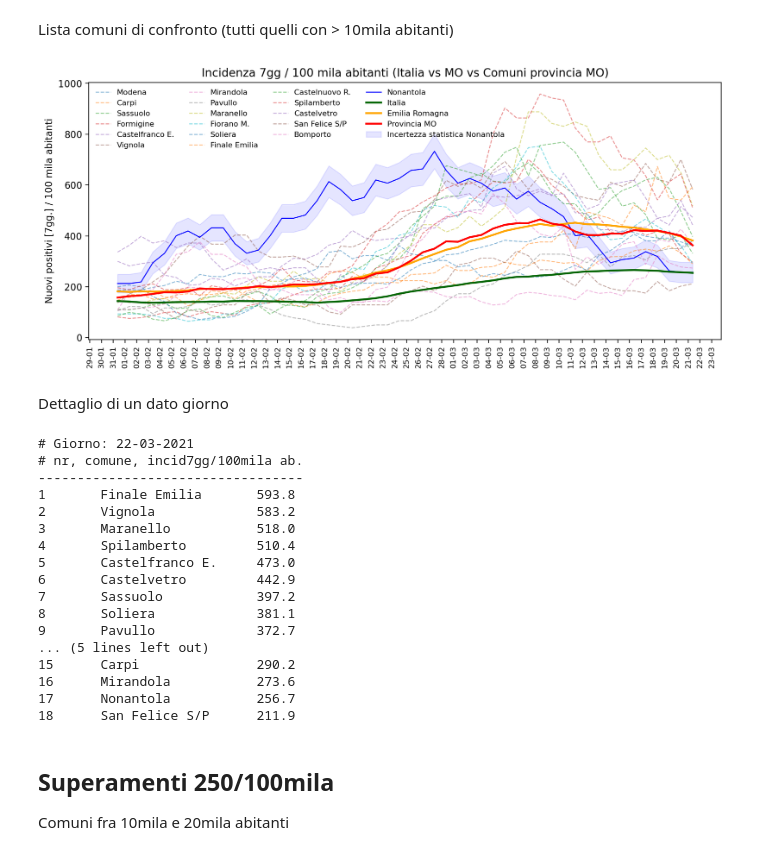
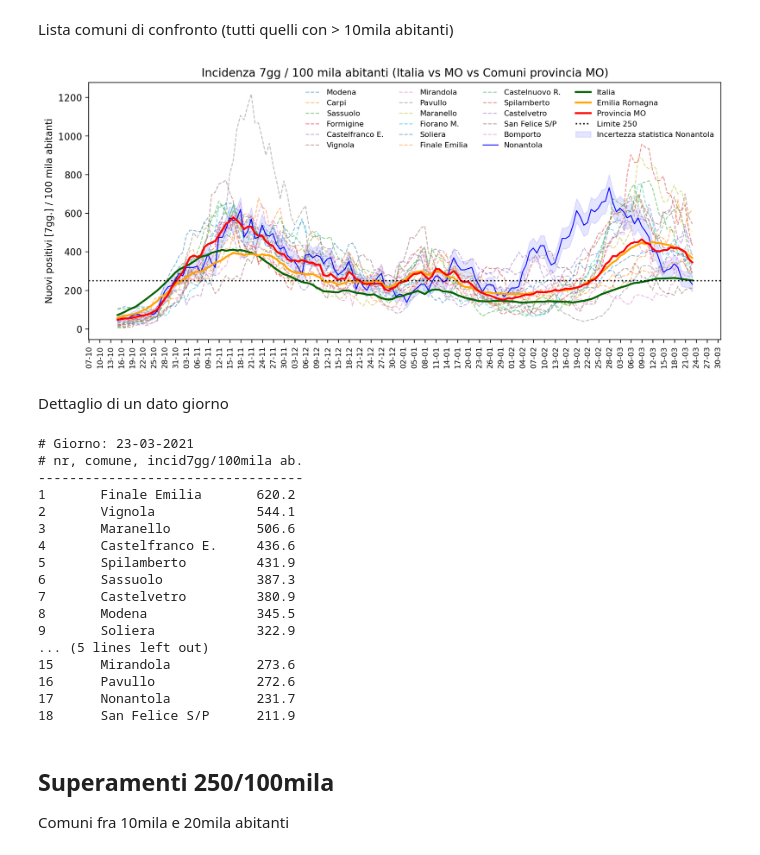
Before and after one commit to maskass/covid19-modena, a Jupyter notebook: plot_comuni.ipynb, the cells around one changed output. Drawn from its saved outputs; the diff is of its cells as text; code cells hidden in the pictures.

Commit message:
plot aggiornati

```diff
--- a/plot_comuni.ipynb
+++ b/plot_comuni.ipynb
@@ -64,3 +62,5 @@ range_temporale = '2021-02'
+# %%
+range_temporale = '2020-10-15'
 # %%
 import matplotlib.dates as mdates
 import matplotlib.pyplot as plt
@@ -74,7 +74,7 @@ plt.style.use('fast')
 fig, ax = plt.subplots(figsize=(12,5), dpi=200)
 
 xfmt = mdates.DateFormatter('%d-%m')
-xloc = mdates.HourLocator(interval=24)
+xloc = mdates.HourLocator(interval=24*3)
 ax.xaxis.set_major_formatter(xfmt)
 ax.xaxis.set_major_locator(xloc)
 ax.tick_params(axis='x', rotation=90, labelsize=8)
@@ -97,38 +97,41 @@ ax.plot(toplot[range_temporale:], alpha=1, lw=1, color='blue', label='Nonantola'
 
 # # Soliera
 # toplot = roll['Soliera']/abitanti['Soliera']*100000
 # ax.plot(toplot[range_temporale:], alpha=1, lw=3, color='Magenta', label='Soliera')
 
 # Nonantola, banda incert. statistica
 toplot_inf = (roll['Nonantola'] - np.sqrt(roll['Nonantola'])) / abitanti['Nonantola']*100000
 toplot_sup = (roll['Nonantola'] + np.sqrt(roll['Nonantola'])) / abitanti['Nonantola']*100000
 ax.fill_between(toplot_inf[range_temporale:].index,
                 toplot_sup[range_temporale:],
                 toplot_inf[range_temporale:],
                 alpha=0.1, color='blue',
                label='Incertezza statistica Nonantola')
 
 ## Nazione, Regione, Provincia
 toplot = ita_roll/abitanti['Italia']*100000
 ax.plot(toplot[range_temporale:], alpha=1, lw=2, color='darkgreen', label='Italia')
 toplot = emr_roll/abitanti['Emilia Romagna']*100000
 ax.plot(toplot[range_temporale:], alpha=1, lw=2, color='orange', label='Emilia Romagna')
 toplot = mo_roll/abitanti['Provincia MO']*100000
 ax.plot(toplot[range_temporale:], alpha=1, lw=2, color='red', label='Provincia MO')
 
+# linea 250
+ax.axhline(250, linestyle=':', c='k', label='Limite 250')
+
 plt.legend(ncol=4, fontsize=8, frameon=False)
 #plt.legend(bbox_to_anchor=(1.05, 1), loc='upper left', ncol=1, fontsize=8)
 
 plt.show()
 fig.set_facecolor('white')
 fig.savefig('Nonantola.png')
 fig.savefig('Nonantola.pdf')
 # %% [output]
-[figure, old version]
+[figure, new version]
 # %% [markdown]
 Dettaglio di un dato giorno
 # %%
-giorno='2021-03-22'
+giorno='2021-03-23'
 titolo = pd.to_datetime(giorno)
 
 dettaglio={}
@@ -152,22 +155,22 @@ print('-'*len(sottotitolo))
 for i,e in enumerate(ultimo[::-1]):
     print(f'{openingseq[e[0]]}{i+1}\t{e[0]:20}{e[1]:.1f}{closiningseq}')
 # %% [output]
-# Giorno: 22-03-2021
+# Giorno: 23-03-2021
 # nr, comune, incid7gg/100mila ab.
 ----------------------------------
-1       Finale Emilia       593.8
-2       Vignola             583.2
-3       Maranello           518.0
-4       Spilamberto         510.4
-5       Castelfranco E.     473.0
-6       Castelvetro         442.9
-7       Sassuolo            397.2
-8       Soliera             381.1
-9       Pavullo             372.7
+1       Finale Emilia       620.2
+2       Vignola             544.1
+3       Maranello           506.6
+4       Castelfranco E.     436.6
+5       Spilamberto         431.9
+6       Sassuolo            387.3
+7       Castelvetro         380.9
+8       Modena              345.5
+9       Soliera             322.9
 ... (5 lines left out)
-15      Carpi               290.2
-16      Mirandola           273.6
-17      Nonantola           256.7
+15      Mirandola           273.6
+16      Pavullo             272.6
+17      Nonantola           231.7
 18      San Felice S/P      211.9
 # %% [markdown]
 ## Superamenti 250/100mila
```
Also changed, not shown: parts of 1 cell of this notebook, 2 other files.
